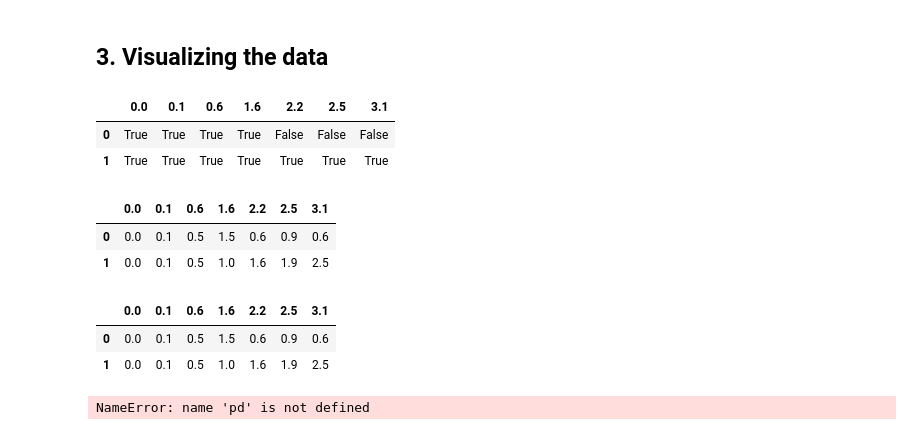
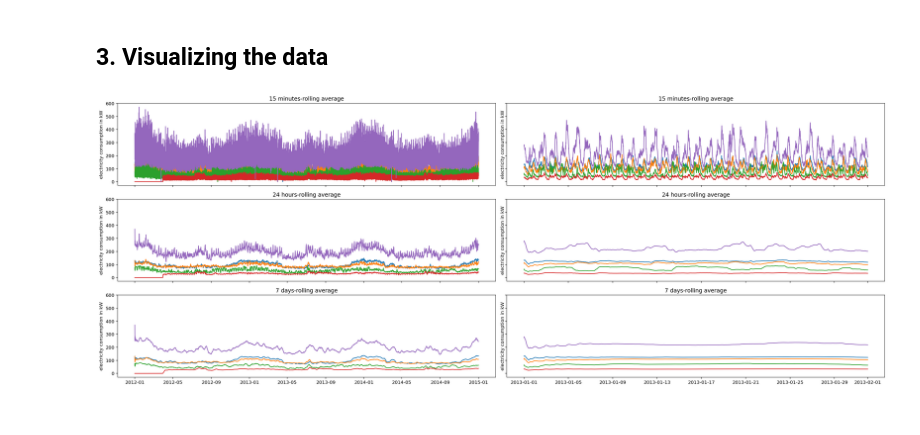
Before and after one commit to randolf-scholz/tsdm, a Jupyter notebook: examples/demo.ipynb, the cells around one changed output. Drawn from its saved outputs; the diff is of its cells as text; code cells hidden in the pictures.

Commit message:
updated demo with plots

```diff
--- a/examples/demo.ipynb
+++ b/examples/demo.ipynb
@@ -145,42 +145,42 @@ display(x, m, d)
 140256 rows × 370 columns
 # %% [markdown]
 ## 3. Visualizing the data
-# %%
-import tsdm
-import numpy as np
-from pandas import NA, DataFrame, testing
-x = [[47, 49, NA, 40, NA, 43, 55],
-     [NA, 15, 14, NA, NA, NA, 15]]
-t = [0, 0.1, 0.6, 1.6, 2.2, 2.5, 3.1]
-
-d = [[0.0, 0.1, 0.5, 1.5, 0.6, 0.9, 0.6],
-     [0.0, 0.1, 0.5, 1.0, 1.6, 1.9, 2.5]]
-
-m = [[1, 1, 0, 1, 0, 1, 1],
-     [0, 1, 1, 0, 0, 0, 1]]
-
-data = DataFrame(x, columns=t).T
-mask = DataFrame(m, columns=t).T
-diff = DataFrame(d, columns=t).T
-
-x, m, d = tsdm.make_masked_format(data)
-testing.assert_frame_equal(x, data, check_dtype=False)
-testing.assert_frame_equal(m, mask, check_dtype=False)
-testing.assert_frame_equal(d, diff, check_dtype=False)
-# %% [output]
-|  | 0.0 | 0.1 | 0.6 | 1.6 | 2.2 | 2.5 | 3.1 |
-| 0 | True | True | True | True | False | False | False |
-| 1 | True | True | True | True | True | True | True |
-|  | 0.0 | 0.1 | 0.6 | 1.6 | 2.2 | 2.5 | 3.1 |
-| 0 | 0.0 | 0.1 | 0.5 | 1.5 | 0.6 | 0.9 | 0.6 |
-| 1 | 0.0 | 0.1 | 0.5 | 1.0 | 1.6 | 1.9 | 2.5 |
-|  | 0.0 | 0.1 | 0.6 | 1.6 | 2.2 | 2.5 | 3.1 |
-| 0 | 0.0 | 0.1 | 0.5 | 1.5 | 0.6 | 0.9 | 0.6 |
-| 1 | 0.0 | 0.1 | 0.5 | 1.0 | 1.6 | 1.9 | 2.5 |
+# %%
+df = tsdm.load_dataset('electricity')
+ΔT = np.diff(df.index)
+Δt = ΔT[0].astype("timedelta64[m]")
+assert np.all(ΔT == Δt)
+N, M = df.shape
+# remove first year from the data (useless zeros)
+span = np.timedelta64(365, "D")//Δt
+df = df.iloc[span:]
 # %%
-x = np.array([[47, 49, np.nan, 40, np.nan, 43, 55],
-              [np.nan, 15, 14, np.nan, ]] )
+%config InlineBackend.figure_format = 'retina'
+from matplotlib import pyplot as plt
+
+fig, ax = plt.subplots(nrows=3, ncols=2, figsize=(24, 9), tight_layout=True, sharex='col', sharey=True)
+ax[0,0].set_title("24h rolling average")
+ax[1,0].set_title("7d rolling average")
+selection = np.random.randint(low=0, high=M, size=5)
+
+a = np.datetime64('2013-01-01')
+b = np.datetime64('2013-02-01')
+mask = (df.index >= a) & (df.index <= b)
+
+
+for k, timedelta in enumerate((Δt, np.timedelta64(24, "h"), np.timedelta64(7, "D"))):
+    for l in range(2):
+        if l==0:
+            data = df.rolling(window=timedelta//Δt, min_periods=1, axis=0).mean()
+        if l==1:
+            a = np.datetime64('2013-01-01')
+            b = np.datetime64('2013-02-01')
+            mask = (df.index >= a) & (df.index <= b)
+            data = df[mask].rolling(window=timedelta//Δt, min_periods=1, axis=0).mean()
+
+        for col in data.iloc[:, selection]:
+            ax[k,l].plot(data.index, data[col])
+        ax[k,l].set_title(F"{timedelta}-rolling average")
+        ax[k,l].set_ylabel("electricity consumption in kW")
+# %% [output]
+[figure, added]
-# %%
-pd.NA
-# %% [output]
-NameError: name 'pd' is not defined
```
Also changed, not shown: parts of 4 cells of this notebook.
